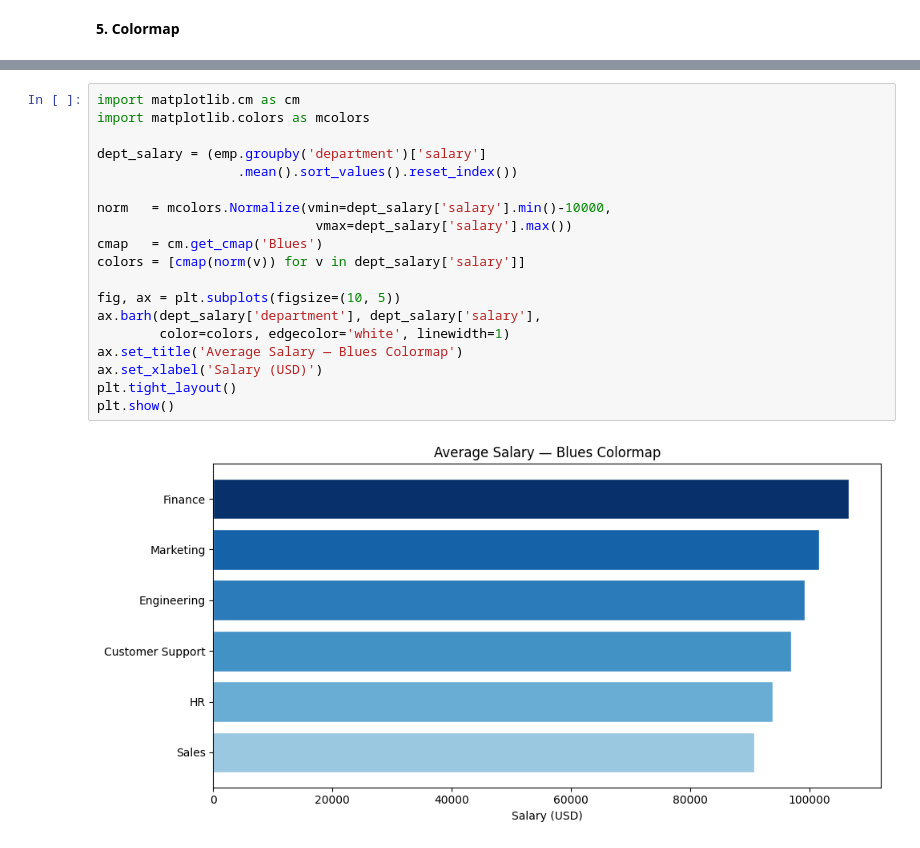
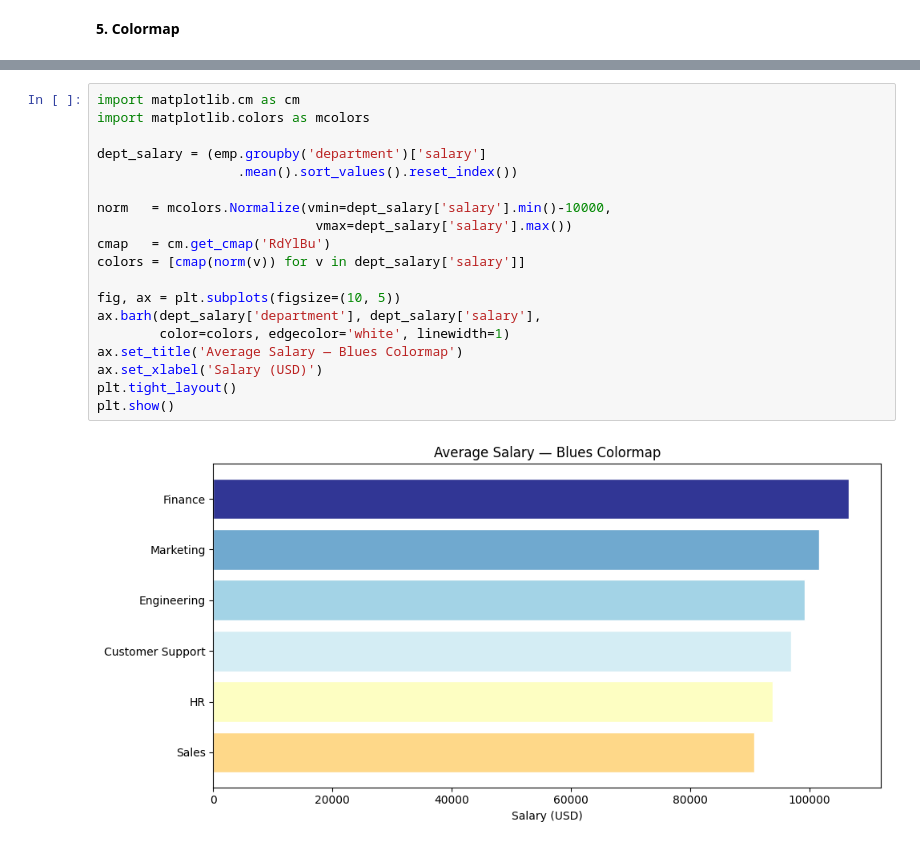
Before and after one commit to FarhanKhan1/DA_project, a Jupyter notebook: matplotlib_complete_guide.ipynb, the cells around one changed output, grey strips where cells are left out. Drawn from its saved outputs; the diff is of its cells as text.

```diff
--- a/matplotlib_complete_guide.ipynb
+++ b/matplotlib_complete_guide.ipynb
@@ -1006,21 +1016,21 @@ plt.show()
 # %%
 import matplotlib.cm as cm
 import matplotlib.colors as mcolors
 
 dept_salary = (emp.groupby('department')['salary']
                   .mean().sort_values().reset_index())
 
 norm   = mcolors.Normalize(vmin=dept_salary['salary'].min()-10000,
                             vmax=dept_salary['salary'].max())
-cmap   = cm.get_cmap('Blues')
+cmap   = cm.get_cmap('RdYlBu')
 colors = [cmap(norm(v)) for v in dept_salary['salary']]
 
 fig, ax = plt.subplots(figsize=(10, 5))
 ax.barh(dept_salary['department'], dept_salary['salary'],
         color=colors, edgecolor='white', linewidth=1)
 ax.set_title('Average Salary — Blues Colormap')
 ax.set_xlabel('Salary (USD)')
 plt.tight_layout()
 plt.show()
 # %% [output]
-[figure, old version]
+[figure, new version]
```
Also changed, not shown: parts of 16 cells of this notebook.
